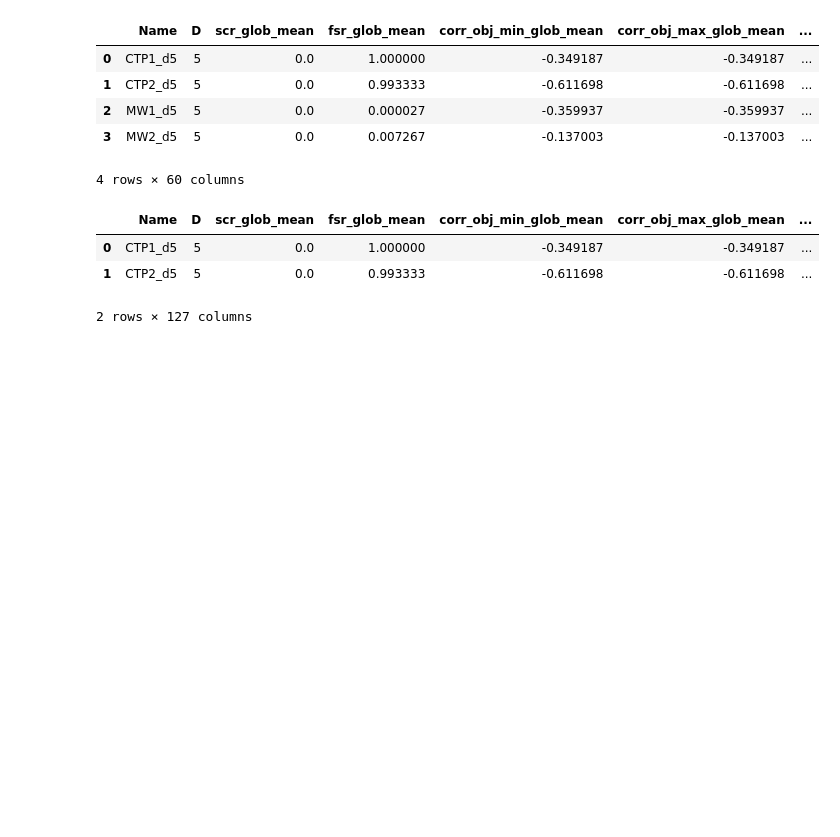
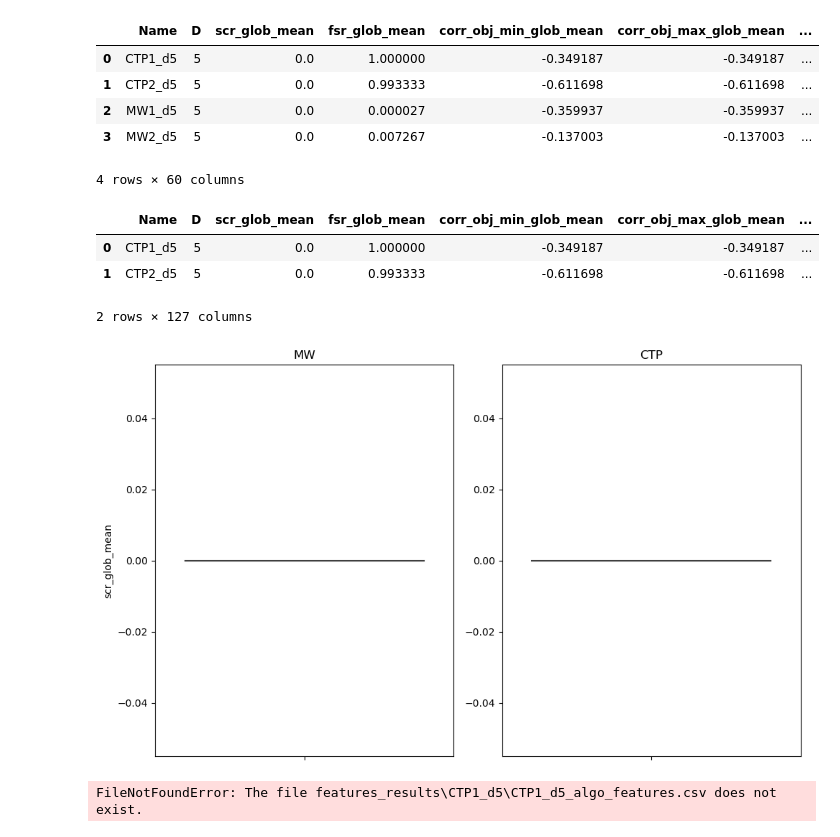
Before and after one commit to richardlovesspaceengineering/rrut_thesis_code, a Jupyter notebook: thesis_notebook.ipynb, the cells around one changed output. Drawn from its saved outputs; the diff is of its cells as text; code cells hidden in the pictures; blank space fills up the shorter version.

Commit message:
Added per-instance & per-suite feature dist plots.

```diff
--- a/thesis_notebook.ipynb
+++ b/thesis_notebook.ipynb
@@ -90,3 +90,20 @@ ctp_features
 | 0 | CTP1_d5 | 5 | 0.0 | 1.000000 | -0.349187 | -0.349187 | ... |
 | 1 | CTP2_d5 | 5 | 0.0 | 0.993333 | -0.611698 | -0.611698 | ... |
 2 rows × 127 columns
+# %%
+# Specify the feature name and the suites you're interested in
+feature_name = "scr_glob"  # Replace with your actual feature name
+suite_names = ["MW", "CTP"]  # Example suite names
+
+# Create the plots
+dashboard.plot_feature_across_suites(feature_name, suite_names)
+# %% [output]
+[figure, added]
+# %%
+# Call the method with a specific problem, dimension, analysis type, and optionally a list of features
+# dashboard.plot_features_grid('CTP1', 3, 'aw', features=['feature1', 'feature2'])
+
+# Or to plot all numeric features
+dashboard.plot_problem_features('CTP1', 5, 'aw')
+# %% [output]
+FileNotFoundError: The file features_results\CTP1_d5\CTP1_d5_algo_features.csv does not exist.
```
Also changed, not shown: 1 other file.
